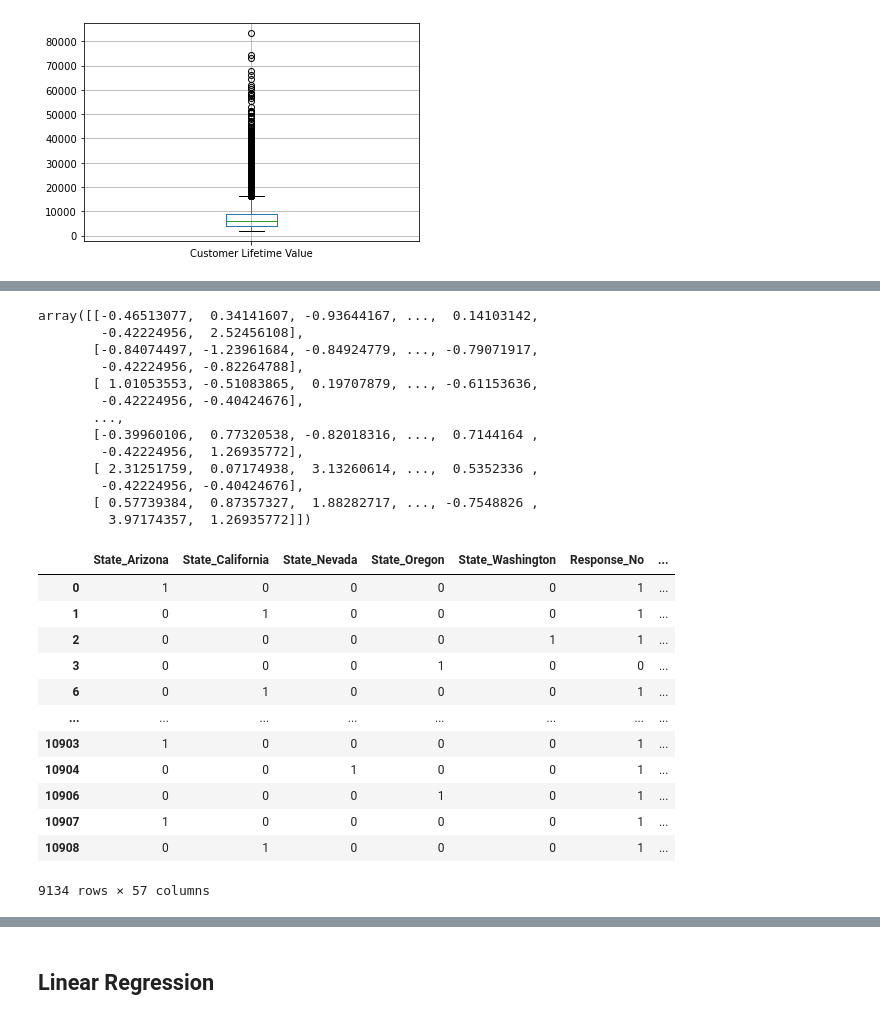
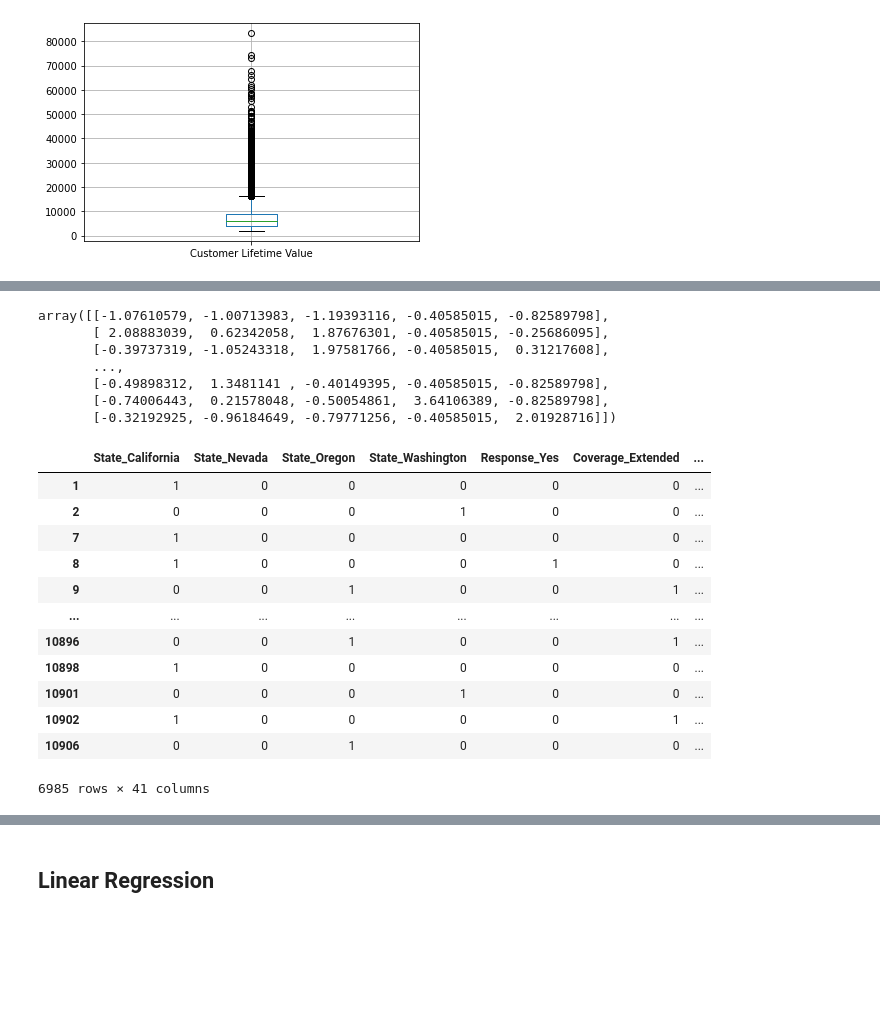
Before and after one commit to emma23579/IronhackLabs, a Jupyter notebook: Case_Study_Continued.ipynb, the cells around one changed output, grey strips where cells are left out. Cells and saved outputs as stored; diff of their text form; code cells hidden in the pictures; blank space fills up the shorter version.

```diff
--- a/Case_Study_Continued.ipynb
+++ b/Case_Study_Continued.ipynb
@@ -121,4 +134,4 @@ y=new_df["Total Claim Amount"]
 # %%
-xn = x._get_numeric_data()
-xn
+new_df_n = new_df._get_numeric_data()
+new_df_n
 # %% [output]
@@ -137,0 +151,6 @@ xn
+# %%
+new_df_c = new_df.select_dtypes(include=['object'])
+# %%
+new_df_n = new_df_n[(np.abs(stats.zscore(new_df_n)) < 2).all(axis=1)]
+#new_df_n.reset_index(inplace=True)
+new_df_n
@@ -137,0 +171,3 @@ xn
+# %%
+new_df = new_df_n.merge(new_df_c,how='left',left_index=True,right_index=True)
+new_df
@@ -150,38 +221,32 @@ array([[<AxesSubplot:title={'center':'Customer Lifetime Value'}>,
 # %%
-xn_scaled = StandardScaler().fit_transform(xn)
-xn_scaled
+x_scaled = StandardScaler().fit_transform(xn)
+x_scaled
 # %% [output]
-array([[-0.46513077,  0.34141607, -0.93644167, ...,  0.14103142,
-        -0.42224956,  2.52456108],
-       [-0.84074497, -1.23961684, -0.84924779, ..., -0.79071917,
-        -0.42224956, -0.82264788],
-       [ 1.01053553, -0.51083865,  0.19707879, ..., -0.61153636,
-        -0.42224956, -0.40424676],
+array([[-1.07610579, -1.00713983, -1.19393116, -0.40585015, -0.82589798],
+       [ 2.08883039,  0.62342058,  1.87676301, -0.40585015, -0.25686095],
+       [-0.39737319, -1.05243318,  1.97581766, -0.40585015,  0.31217608],
        ...,
-       [-0.39960106,  0.77320538, -0.82018316, ...,  0.7144164 ,
-        -0.42224956,  1.26935772],
-       [ 2.31251759,  0.07174938,  3.13260614, ...,  0.5352336 ,
-        -0.42224956, -0.40424676],
-       [ 0.57739384,  0.87357327,  1.88282717, ..., -0.7548826 ,
-         3.97174357,  1.26935772]])
+       [-0.49898312,  1.3481141 , -0.40149395, -0.40585015, -0.82589798],
+       [-0.74006443,  0.21578048, -0.50054861,  3.64106389, -0.82589798],
+       [-0.32192925, -0.96184649, -0.79771256, -0.40585015,  2.01928716]])
 # %%
 xc = x.select_dtypes(include=['object'])
-xc = pd.get_dummies(xc)
+xc = pd.get_dummies(xc, drop_first=True)
 xc
 # %% [output]
-|  | State_Arizona | State_California | State_Nevada | State_Oregon | State_Washington | Response_No | ... |
-| 0 | 1 | 0 | 0 | 0 | 0 | 1 | ... |
-| 1 | 0 | 1 | 0 | 0 | 0 | 1 | ... |
-| 2 | 0 | 0 | 0 | 0 | 1 | 1 | ... |
-| 3 | 0 | 0 | 0 | 1 | 0 | 0 | ... |
-| 6 | 0 | 1 | 0 | 0 | 0 | 1 | ... |
+|  | State_California | State_Nevada | State_Oregon | State_Washington | Response_Yes | Coverage_Extended | ... |
+| 1 | 1 | 0 | 0 | 0 | 0 | 0 | ... |
+| 2 | 0 | 0 | 0 | 1 | 0 | 0 | ... |
+| 7 | 1 | 0 | 0 | 0 | 0 | 0 | ... |
+| 8 | 1 | 0 | 0 | 0 | 1 | 0 | ... |
+| 9 | 0 | 0 | 1 | 0 | 0 | 1 | ... |
 | ... | ... | ... | ... | ... | ... | ... | ... |
-| 10903 | 1 | 0 | 0 | 0 | 0 | 1 | ... |
-| 10904 | 0 | 0 | 1 | 0 | 0 | 1 | ... |
-| 10906 | 0 | 0 | 0 | 1 | 0 | 1 | ... |
-| 10907 | 1 | 0 | 0 | 0 | 0 | 1 | ... |
-| 10908 | 0 | 1 | 0 | 0 | 0 | 1 | ... |
+| 10896 | 0 | 0 | 1 | 0 | 0 | 1 | ... |
+| 10898 | 1 | 0 | 0 | 0 | 0 | 0 | ... |
+| 10901 | 0 | 0 | 0 | 1 | 0 | 0 | ... |
+| 10902 | 1 | 0 | 0 | 0 | 0 | 1 | ... |
+| 10906 | 0 | 0 | 1 | 0 | 0 | 0 | ... |
-9134 rows × 57 columns
+6985 rows × 41 columns
 # %%
 x = pd.concat([xn, xc], axis=1)
 x
```
Also changed, not shown: parts of 41 cells of this notebook.
